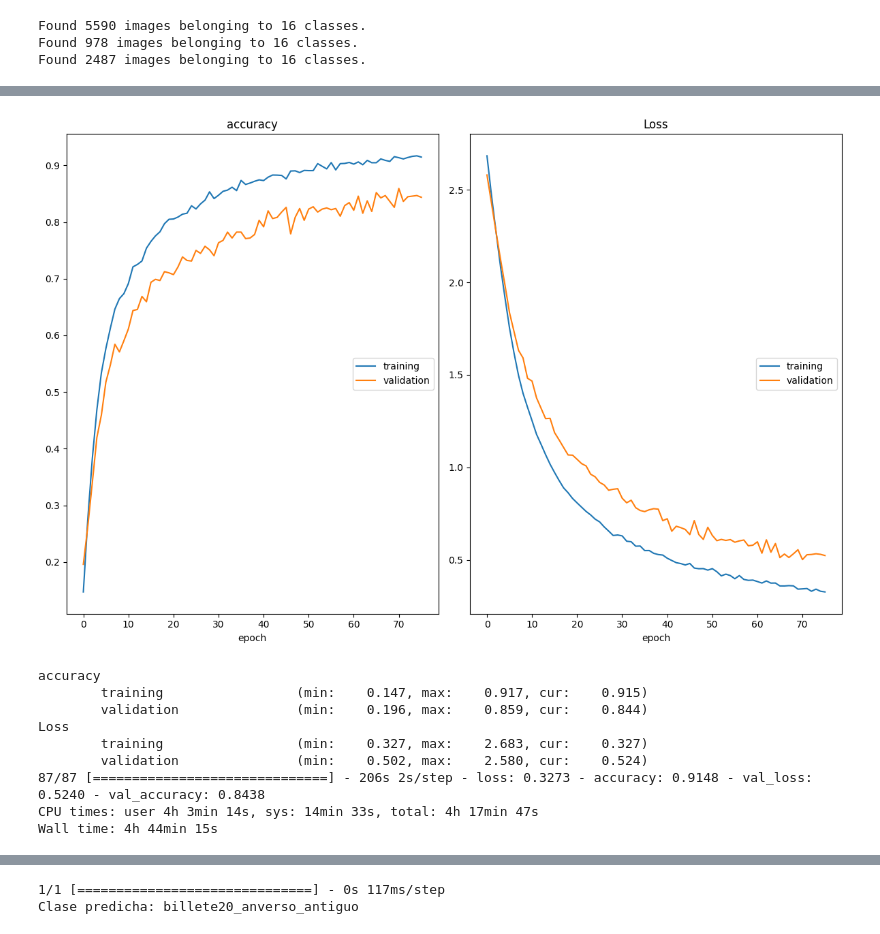
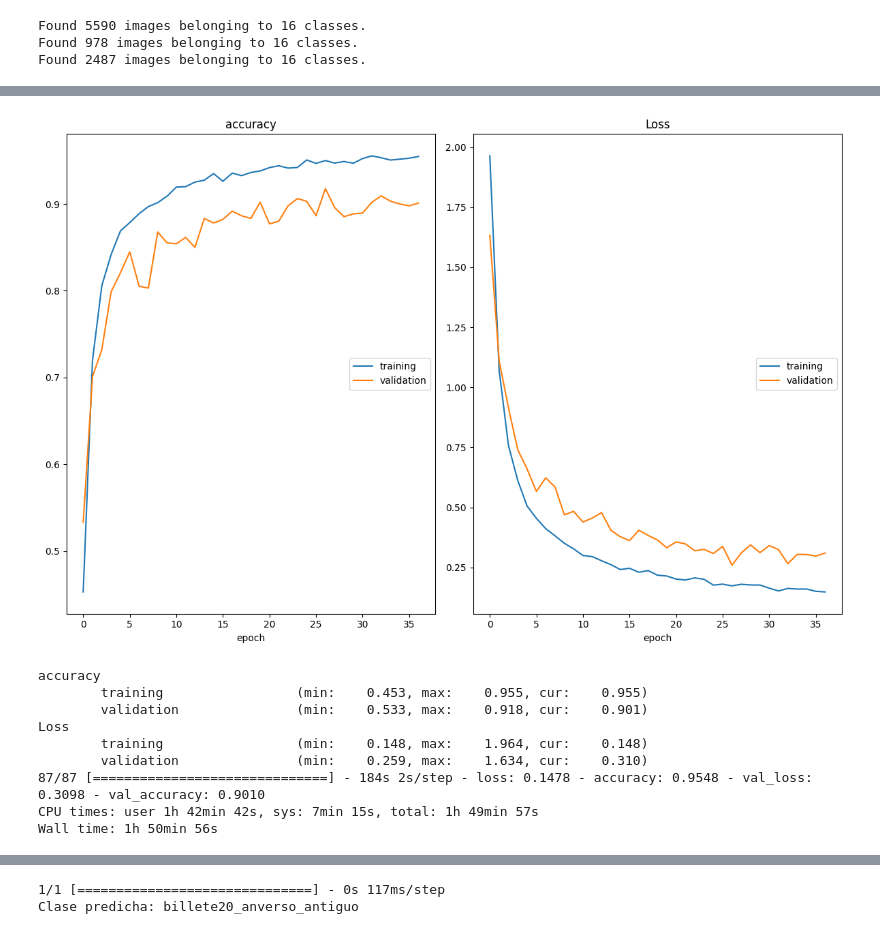
Before and after one commit to NicolasPCS/Image-Classification, a Jupyter notebook: Xception.ipynb, the cells around one changed output, grey strips where cells are left out. Cells and saved outputs as stored; diff of their text form; code cells hidden in the pictures.

```diff
--- a/Xception.ipynb
+++ b/Xception.ipynb
@@ -214,41 +219,35 @@ validgen.reset()
 testgen.reset()
 
 # Use a smaller learning rate
-optim_2 = Adam(learning_rate=0.00001)
+optim_2 = Adam(learning_rate=0.0001)
 
 # Re-compile the model, this time leaving the last 2 layers unfrozen for Fine-Tuning
 xception_model_ft = create_model(input_shape, n_classes, optim_2, fine_tune=2)
 # %%
 %%time
 
 plot_loss_2 = PlotLossesCallback()
 
-# EarlyStopping
-early_stop2 = EarlyStopping(monitor='val_loss',
-                           patience=5,
-                           restore_best_weights=True,
-                           mode='min')
-
 # Retrain model with fine-tuning
 xception_ft_history = xception_model_ft.fit(traingen,
                                   batch_size=BATCH_SIZE,
-                                  epochs=n_epochs,
+                                  epochs=70,
                                   validation_data=validgen,
                                   steps_per_epoch=n_steps,
                                   validation_steps=n_val_steps,
-                                  callbacks=[tl_checkpoint_1, early_stop2, plot_loss_2],
+                                  callbacks=[tl_checkpoint_1, early_stop, plot_loss_2],
                                   verbose=1)
 # %% [output]
-[figure, old version]
+[figure, new version]
 accuracy
-        training                 (min:    0.147, max:    0.917, cur:    0.915)
-        validation               (min:    0.196, max:    0.859, cur:    0.844)
+        training                 (min:    0.453, max:    0.955, cur:    0.955)
+        validation               (min:    0.533, max:    0.918, cur:    0.901)
 Loss
-        training                 (min:    0.327, max:    2.683, cur:    0.327)
-        validation               (min:    0.502, max:    2.580, cur:    0.524)
-87/87 [==============================] - 206s 2s/step - loss: 0.3273 - accuracy: 0.9148 - val_loss: 0.5240 - val_accuracy: 0.8438
-CPU times: user 4h 3min 14s, sys: 14min 33s, total: 4h 17min 47s
-Wall time: 4h 44min 15s
+        training                 (min:    0.148, max:    1.964, cur:    0.148)
+        validation               (min:    0.259, max:    1.634, cur:    0.310)
+87/87 [==============================] - 184s 2s/step - loss: 0.1478 - accuracy: 0.9548 - val_loss: 0.3098 - val_accuracy: 0.9010
+CPU times: user 1h 42min 42s, sys: 7min 15s, total: 1h 49min 57s
+Wall time: 1h 50min 56s
 # %%
 # Generate predictions
 xception_model_ft.load_weights('tl_model_v1.weights.best.hdf5') # initialize the best trained weights
```
Also changed, not shown: parts of 9 cells of this notebook.
